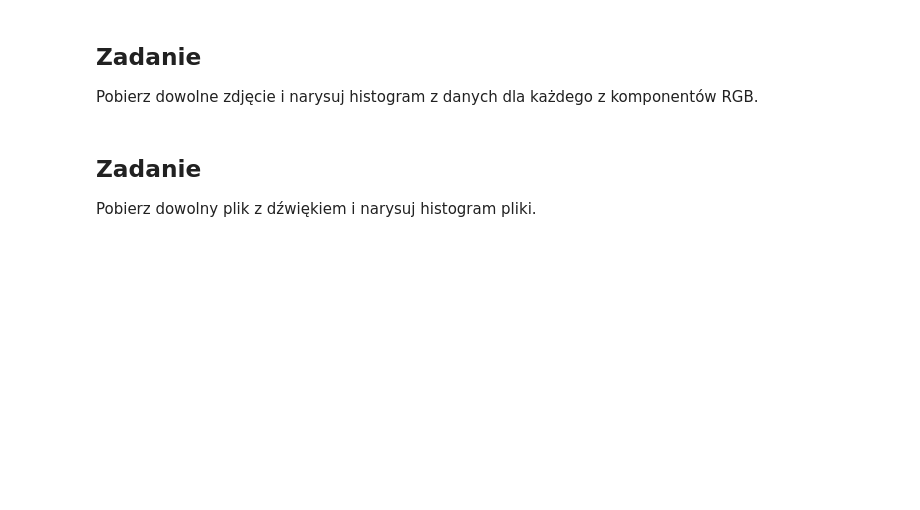
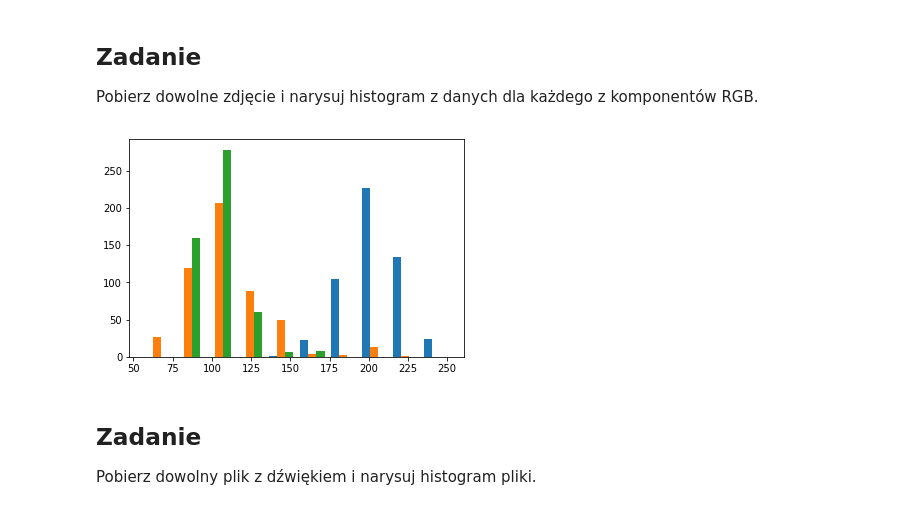
Before and after one commit to matmarchew/AD, a Jupyter notebook: AD_Z2.ipynb, the cells around one changed output. Saved outputs shown, nothing was run; the diff lists cells and outputs as text; code cells hidden in the pictures; blank space fills up the shorter version.

```diff
--- a/AD_Z2.ipynb
+++ b/AD_Z2.ipynb
@@ -160,6 +160,17 @@ Prosze narysować poziomicę dwuwymiarowego rozkładu normalnego.
 # %% [markdown]
 ## Zadanie
 Pobierz dowolne zdjęcie i narysuj histogram z danych dla każdego z komponentów RGB.
+# %%
+import numpy as np
+from PIL import Image
+import matplotlib.pyplot as plt
+img = Image.open('lena.png')
+arr = np.array(img)
+
+plt.hist(arr.__getitem__(1))
+plt.show()
+# %% [output]
+[figure, added]
 # %% [markdown]
 ## Zadanie
 Pobierz dowolny plik z dźwiękiem i narysuj histogram pliki.
```
Also changed, not shown: parts of 3 cells of this notebook.
